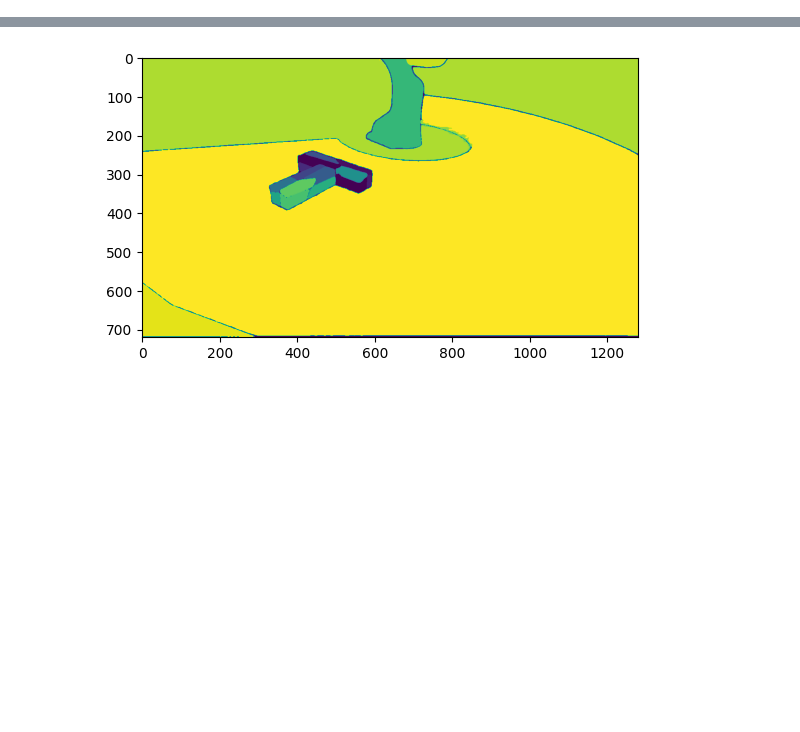
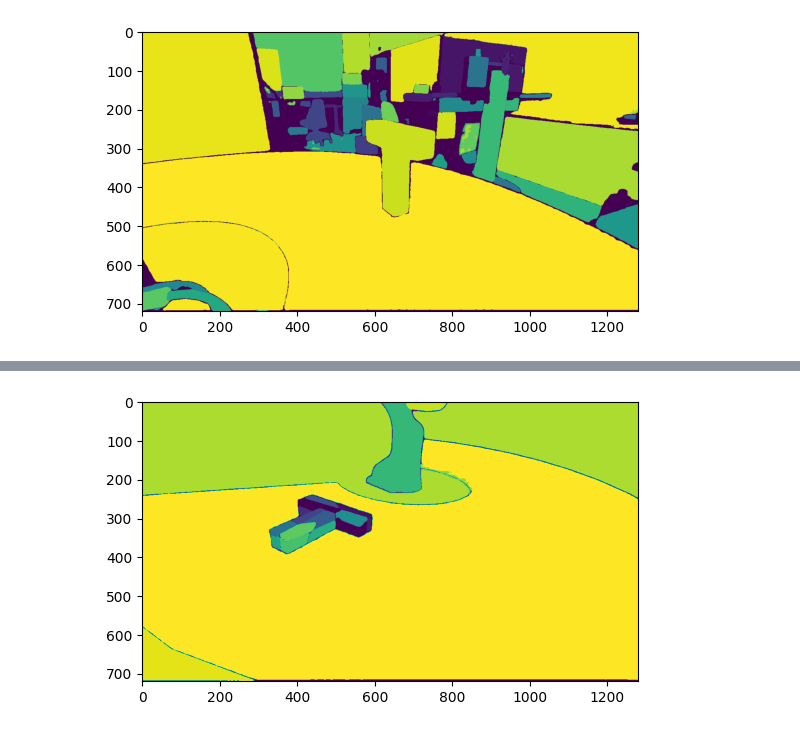
Before and after one commit to DaveLearn/SegmentAnything3D, a Jupyter notebook: scratch.ipynb, the cells around one changed output, grey strips where cells are left out. Cells and saved outputs as stored; diff of their text form; code cells hidden in the pictures; blank space fills up the shorter version.

Commit message:
debug workspace filter

```diff
--- a/scratch.ipynb
+++ b/scratch.ipynb
@@ -26,4 +26,0 @@ plt.show()
-# %%
-mask_generator = SamAutomaticMaskGenerator(build_sam(checkpoint=pb.sam_checkpoint).to(device="cuda"))
-voxelize = Voxelize(voxel_size=pb.VOXEL_SIZE, mode="train", keys=("coord", "color", "group", "normals"))
-intermediate_outputs_path = Path("/home/david/projects/SegmentAnything3D/outputs/notebook")
@@ -29,0 +82,5 @@ intermediate_outputs_path = Path("/home/david/projects/SegmentAnything3D/outputs
+# %%
+from segmenter import get_dataset_frame_from_observation_frame, get_pcd
+frame = d.frames[0]
+#frame = get_dataset_frame_from_observation_frame(obs_frame)
+pcd_dict, group_ids = get_pcd(frame, bbox=None, mask_generator=mask_generator, segment_cache_path=None, workspace_voxels=workspace_voxels)
@@ -29,0 +155,32 @@ intermediate_outputs_path = Path("/home/david/projects/SegmentAnything3D/outputs
+# %%
+pcd_dict, group_ids = get_pcd(frame, bbox=None, mask_generator=mask_generator, segment_cache_path=None, workspace_voxels=None)
+
+pcd_groups = o3d.geometry.PointCloud()
+pcd_groups.points = o3d.utility.Vector3dVector(pcd_dict['coord'])
+pcd_groups.colors = o3d.utility.Vector3dVector(pcd_dict['group'].astype(np.float32).reshape(-1, 1).repeat(3, axis=1))
+
+
+unique_group_ids, group_id_counts = np.unique(group_ids, return_counts=True)
+count_dict = {g: c for g, c in zip(unique_group_ids, group_id_counts)}
+
+
+indicies = np.arange(len(pcd_groups.points))
+valid_mask = workspace_voxels.check_if_included(pcd_groups.points)
+unique_colors, counts = np.unique(np.asarray(pcd_groups.colors)[:, 0], return_counts=True)
+print("unique colors before", unique_colors, counts)
+for color in unique_colors:
+    color_mask = np.asarray(pcd_groups.colors)[:, 0] == color
+    valid_color_mask = valid_mask & color_mask
+    valid_points = np.count_nonzero(valid_color_mask)
+    original_points = count_dict[color] # np.count_nonzero(color_mask)
+    if color == 45:
+        print("valid points", valid_points, "original points", original_points)
+    # if less than 30% of the points are in the workspace, remove the color
+    if valid_points / original_points < 0.1:
+        print(f"removing color {color} because it has {valid_points} / {original_points} points in the workspace")
+        valid_mask = valid_mask & ~color_mask
+
+
+
+pcd_groups = pcd_groups.select_by_index(indicies[valid_mask])
+print("unique colors after", np.unique(np.asarray(pcd_groups.colors)[:, 0], return_counts=True))
@@ -29,0 +222,5 @@ intermediate_outputs_path = Path("/home/david/projects/SegmentAnything3D/outputs
+# %%
+plt.imshow(group_ids)
+plt.show()
+# %% [output]
+[figure, added]
```
Also changed, not shown: parts of 27 cells of this notebook, 1 other file.
